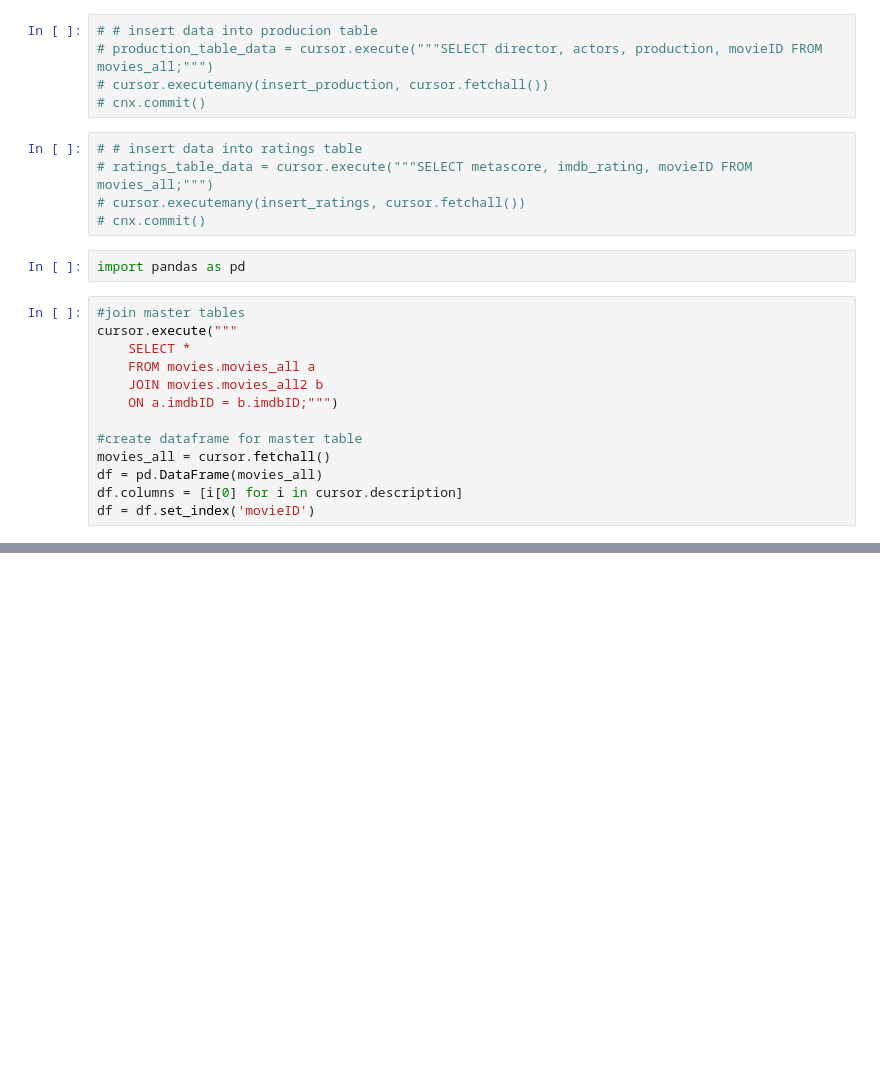
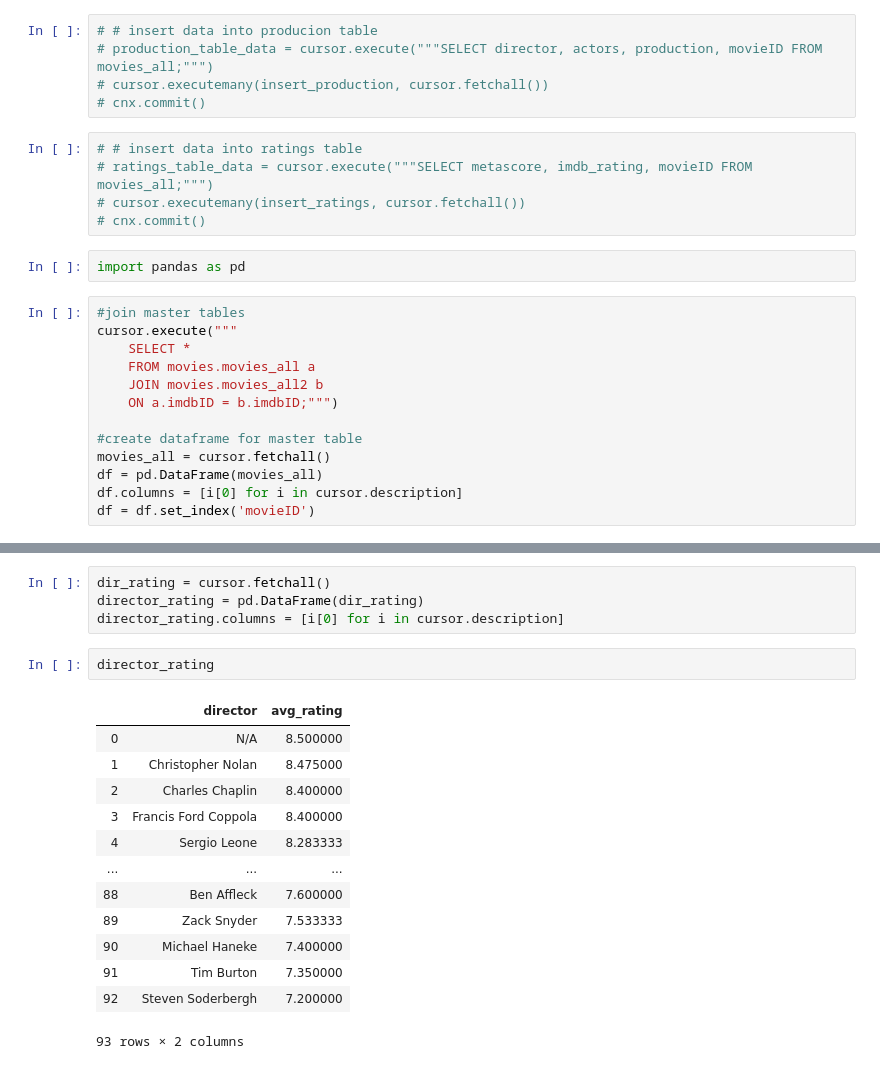
Before and after one commit to Wetpaint3/movie_project, a Jupyter notebook: movie-project wip.ipynb, the cells around one changed output, grey strips where cells are left out. Saved outputs shown, nothing was run; the diff lists cells and outputs as text; blank space fills up the shorter version.

```diff
--- a/movie-project wip.ipynb
+++ b/movie-project wip.ipynb
@@ -271,0 +297,20 @@ Index(['title', 'genres', 'director', 'actors', 'metascore', 'imdb_rating',
+# %%
+dir_rating = cursor.fetchall()
+director_rating = pd.DataFrame(dir_rating)
+director_rating.columns = [i[0] for i in cursor.description]
+# %%
+director_rating
+# %% [output]
+|  | director | avg_rating |
+| 0 | N/A | 8.500000 |
+| 1 | Christopher Nolan | 8.475000 |
+| 2 | Charles Chaplin | 8.400000 |
+| 3 | Francis Ford Coppola | 8.400000 |
+| 4 | Sergio Leone | 8.283333 |
+| ... | ... | ... |
+| 88 | Ben Affleck | 7.600000 |
+| 89 | Zack Snyder | 7.533333 |
+| 90 | Michael Haneke | 7.400000 |
+| 91 | Tim Burton | 7.350000 |
+| 92 | Steven Soderbergh | 7.200000 |
+93 rows × 2 columns
```
Also changed, not shown: parts of 6 cells of this notebook.
